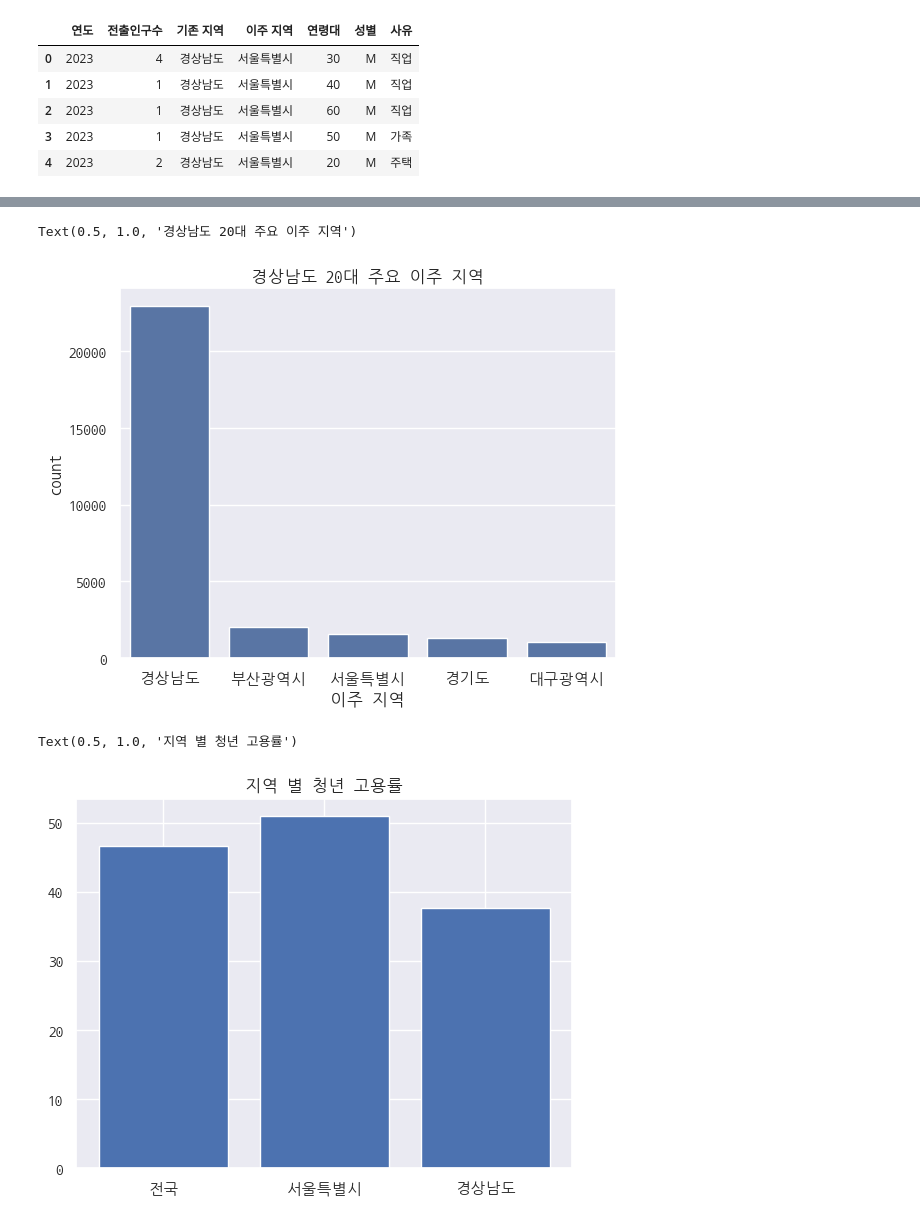
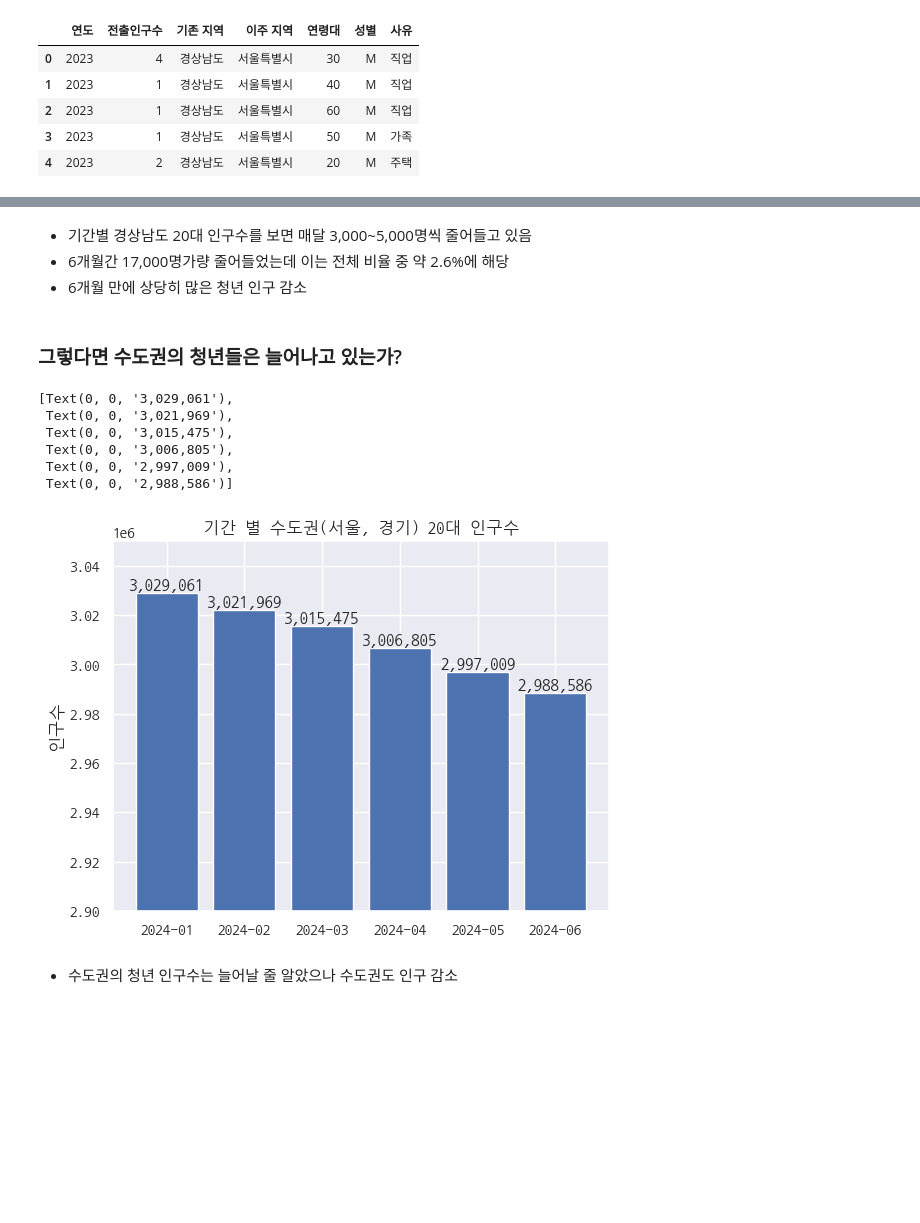
Before and after one commit to 8804who/MonthlyData, a Jupyter notebook: 4월/code.ipynb, the cells around one changed output, grey strips where cells are left out. Saved outputs shown, nothing was run; the diff lists cells and outputs as text; code cells hidden in the pictures; blank space fills up the shorter version.

```diff
--- a/4월/code.ipynb
+++ b/4월/code.ipynb
@@ -203,11 +180,21 @@ Text(0.5, 1.0, '경상남도 20대 전출 사유')
-# %%
-sns.barplot(move_out[move_out['연령대'] == 20]['이주 지역'].value_counts()[:5]).set_title("경상남도 20대 주요 이주 지역")
-# %% [output]
-Text(0.5, 1.0, '경상남도 20대 주요 이주 지역')
-[figure, removed]
-# %%
-plt.bar(["전국", "서울특별시", "경상남도"], employment_rate[(employment_rate['분기']==20242) & (employment_rate['지역'].isin(["전국","서울특별시","경상남도"]))]['청년고용률'])
-plt.title("지역 별 청년 고용률")
-# %% [output]
-Text(0.5, 1.0, '지역 별 청년 고용률')
-[figure, removed]
+# %% [markdown]
+- 기간별 경상남도 20대 인구수를 보면 매달 3,000~5,000명씩 줄어들고 있음
+- 6개월간 17,000명가량 줄어들었는데 이는 전체 비율 중 약 2.6%에 해당
+- 6개월 만에 상당히 많은 청년 인구 감소
+# %% [markdown]
+### 그렇다면 수도권의 청년들은 늘어나고 있는가?
+# %%
+fig, ax = plt.subplots()
+bar_container = ax.bar(['2024-01','2024-02','2024-03','2024-04','2024-05','2024-06'], [population[(population['연령대'] == 20) & (population['행정동'].isin(["서울특별시", "경기도"])) & (population['연월'] == month)]['인구수'].sum() for month in ['2024-01','2024-02','2024-03','2024-04','2024-05','2024-06']])
+ax.set(ylabel='인구수', title='기간 별 수도권(서울, 경기) 20대 인구수', ylim=(2900000, 3050000))
+ax.bar_label(bar_container, fmt='{:,.0f}')
+# %% [output]
+[Text(0, 0, '3,029,061'),
+ Text(0, 0, '3,021,969'),
+ Text(0, 0, '3,015,475'),
+ Text(0, 0, '3,006,805'),
+ Text(0, 0, '2,997,009'),
+ Text(0, 0, '2,988,586')]
+[figure, added]
+# %% [markdown]
+- 수도권의 청년 인구수는 늘어날 줄 알았으나 수도권도 인구 감소
```
Also changed, not shown: parts of 33 cells of this notebook.
